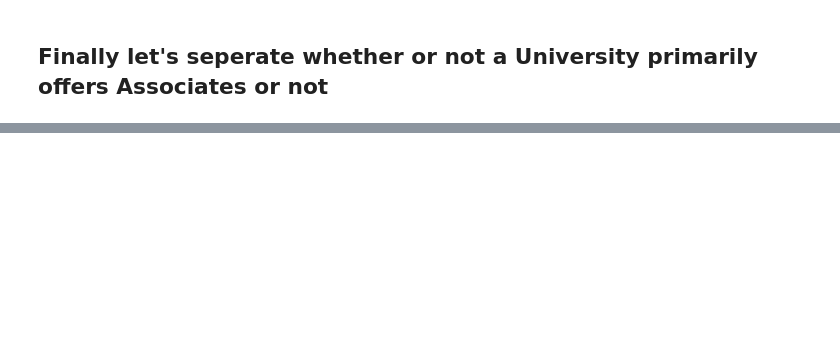
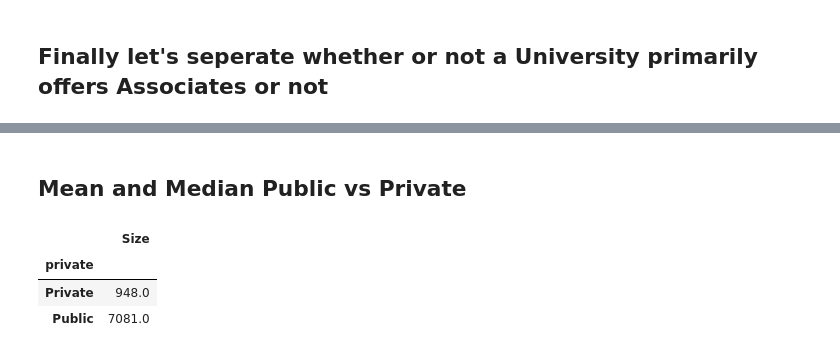
Before and after one commit to Kisazadev/University, a Jupyter notebook: Kevin's Universities.ipynb, the cells around one changed output, grey strips where cells are left out. Cells and saved outputs as stored; diff of their text form; code cells hidden in the pictures; blank space fills up the shorter version.

```diff
--- a/Kevin's Universities.ipynb
+++ b/Kevin's Universities.ipynb
@@ -189,0 +233,9 @@ uni.head(10)
+# %% [markdown]
+## Mean and Median Public vs Private
+# %%
+uni.groupby('private').median().round(2).sort_values(by =['Size'], ascending = True)
+# %% [output]
+|  | Size |
+| private |  |
+| Private | 948.0 |
+| Public | 7081.0 |
```
Also changed, not shown: parts of 9 cells of this notebook, 1 other file.
